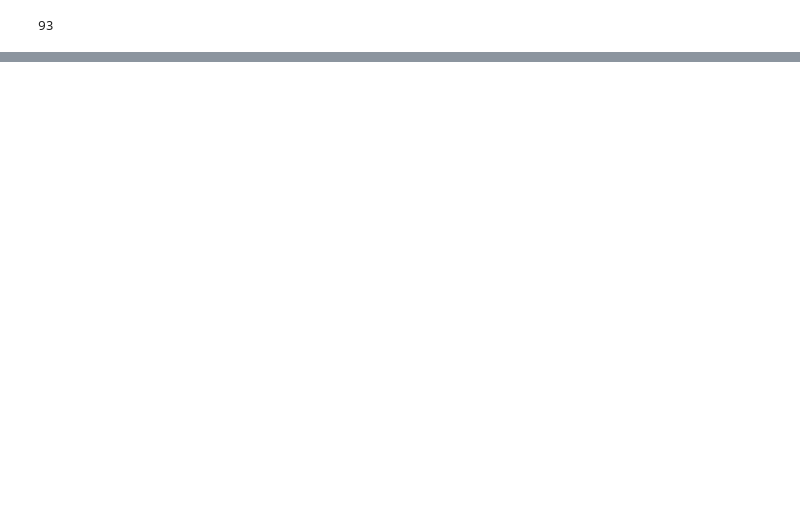
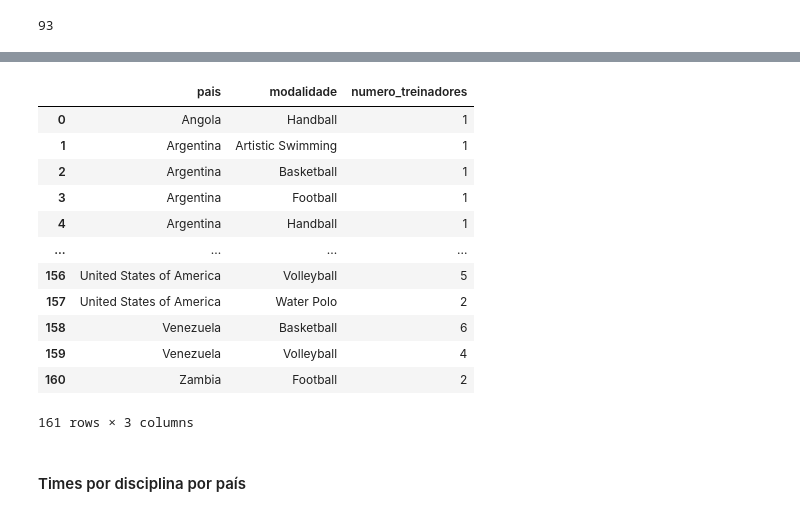
Before and after one commit to Rafael93rj/Curso-ETL, a Jupyter notebook: Arquivos_Excel.ipynb, the cells around one changed output, grey strips where cells are left out. Cells and saved outputs as stored; diff of their text form; code cells hidden in the pictures; blank space fills up the shorter version.

```diff
--- a/Arquivos_Excel.ipynb
+++ b/Arquivos_Excel.ipynb
@@ -75,0 +183,23 @@ times.head()
+# %%
+treinadores_disc = pd.DataFrame(treinadores.groupby(['NOC', 'Discipline'])['Name'].nunique()).\
+reset_index().rename(columns={'Name': 'numero_treinadores',
+                              'Discipline': 'modalidade',
+                              'NOC': 'pais'})
+# %%
+treinadores_disc
+# %% [output]
+|  | pais | modalidade | numero_treinadores |
+| 0 | Angola | Handball | 1 |
+| 1 | Argentina | Artistic Swimming | 1 |
+| 2 | Argentina | Basketball | 1 |
+| 3 | Argentina | Football | 1 |
+| 4 | Argentina | Handball | 1 |
+| ... | ... | ... | ... |
+| 156 | United States of America | Volleyball | 5 |
+| 157 | United States of America | Water Polo | 2 |
+| 158 | Venezuela | Basketball | 6 |
+| 159 | Venezuela | Volleyball | 4 |
+| 160 | Zambia | Football | 2 |
+161 rows × 3 columns
+# %% [markdown]
+#### Times por disciplina por país
```
Also changed, not shown: parts of 50 cells of this notebook, 1 other file.
